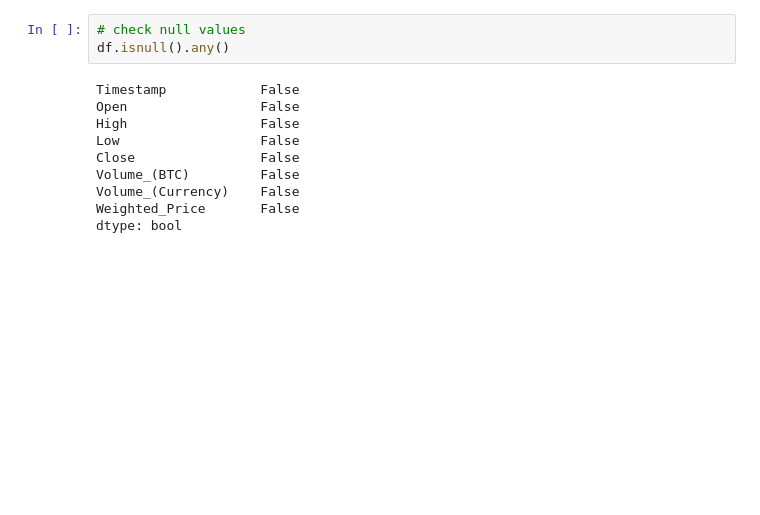
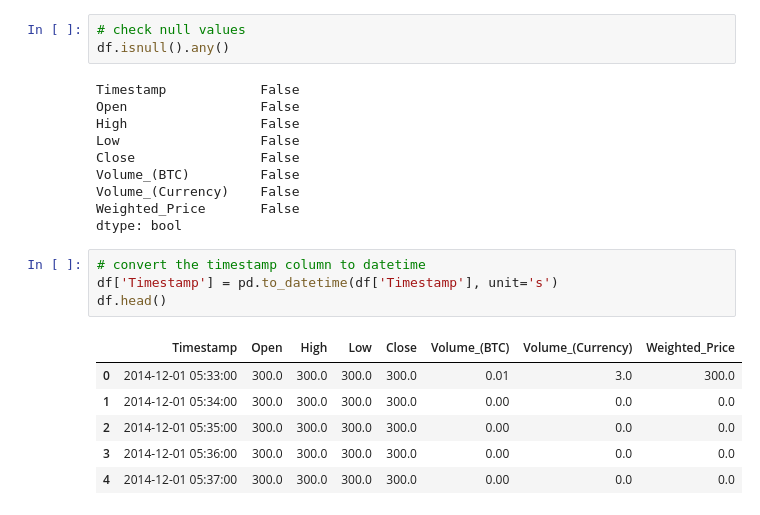
Before and after one commit to BasantHussein/Bitcoin-Time-Series-Forecasting, a Jupyter notebook: BitcoinTimeSeriesForecasting.ipynb, the cells around one changed output. Saved outputs shown, nothing was run; the diff lists cells and outputs as text; blank space fills up the shorter version.

```diff
--- a/BitcoinTimeSeriesForecasting.ipynb
+++ b/BitcoinTimeSeriesForecasting.ipynb
@@ -132,3 +132,14 @@ Volume_(BTC)         False
 Volume_(Currency)    False
 Weighted_Price       False
 dtype: bool
+# %%
+# convert the timestamp column to datetime
+df['Timestamp'] = pd.to_datetime(df['Timestamp'], unit='s')
+df.head()
+# %% [output]
+|  | Timestamp | Open | High | Low | Close | Volume_(BTC) | Volume_(Currency) | Weighted_Price |
+| 0 | 2014-12-01 05:33:00 | 300.0 | 300.0 | 300.0 | 300.0 | 0.01 | 3.0 | 300.0 |
+| 1 | 2014-12-01 05:34:00 | 300.0 | 300.0 | 300.0 | 300.0 | 0.00 | 0.0 | 0.0 |
+| 2 | 2014-12-01 05:35:00 | 300.0 | 300.0 | 300.0 | 300.0 | 0.00 | 0.0 | 0.0 |
+| 3 | 2014-12-01 05:36:00 | 300.0 | 300.0 | 300.0 | 300.0 | 0.00 | 0.0 | 0.0 |
+| 4 | 2014-12-01 05:37:00 | 300.0 | 300.0 | 300.0 | 300.0 | 0.00 | 0.0 | 0.0 |
```
Also changed, not shown: parts of 3 cells of this notebook.
